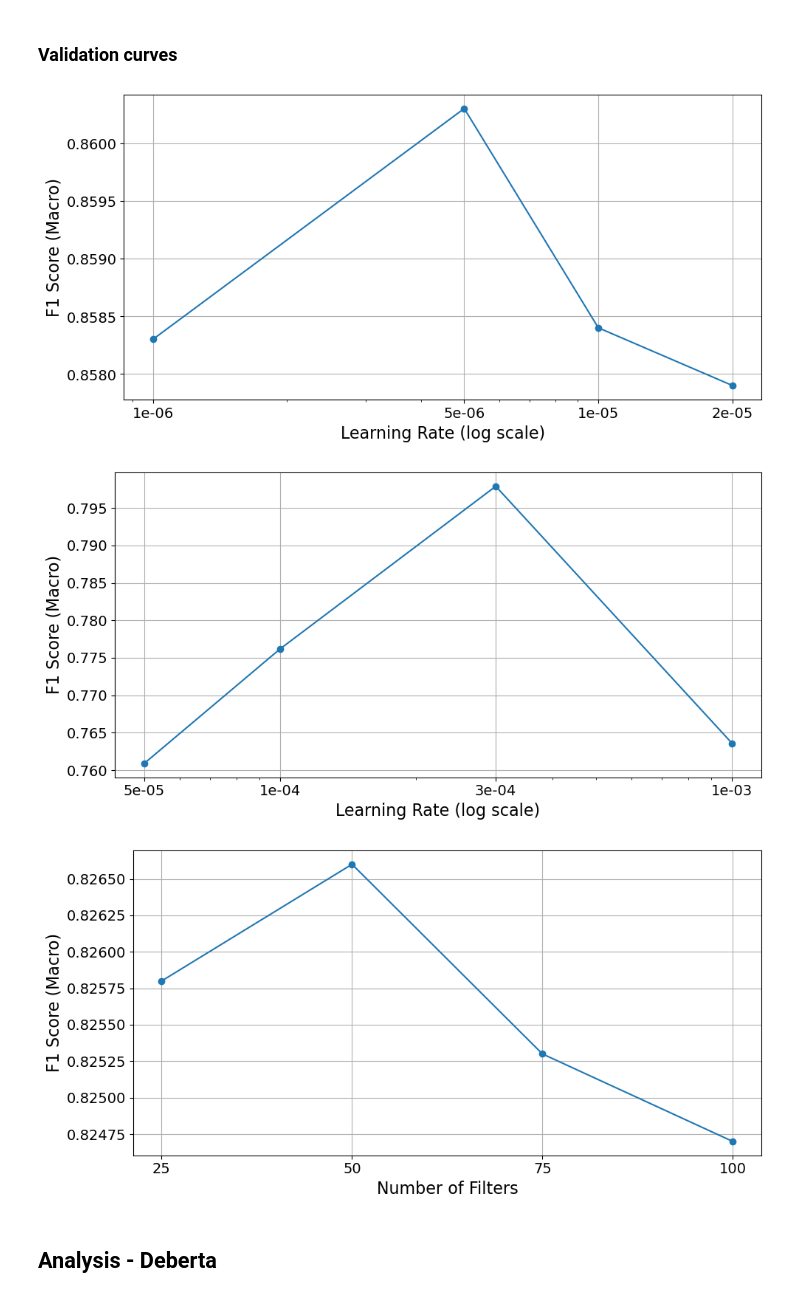
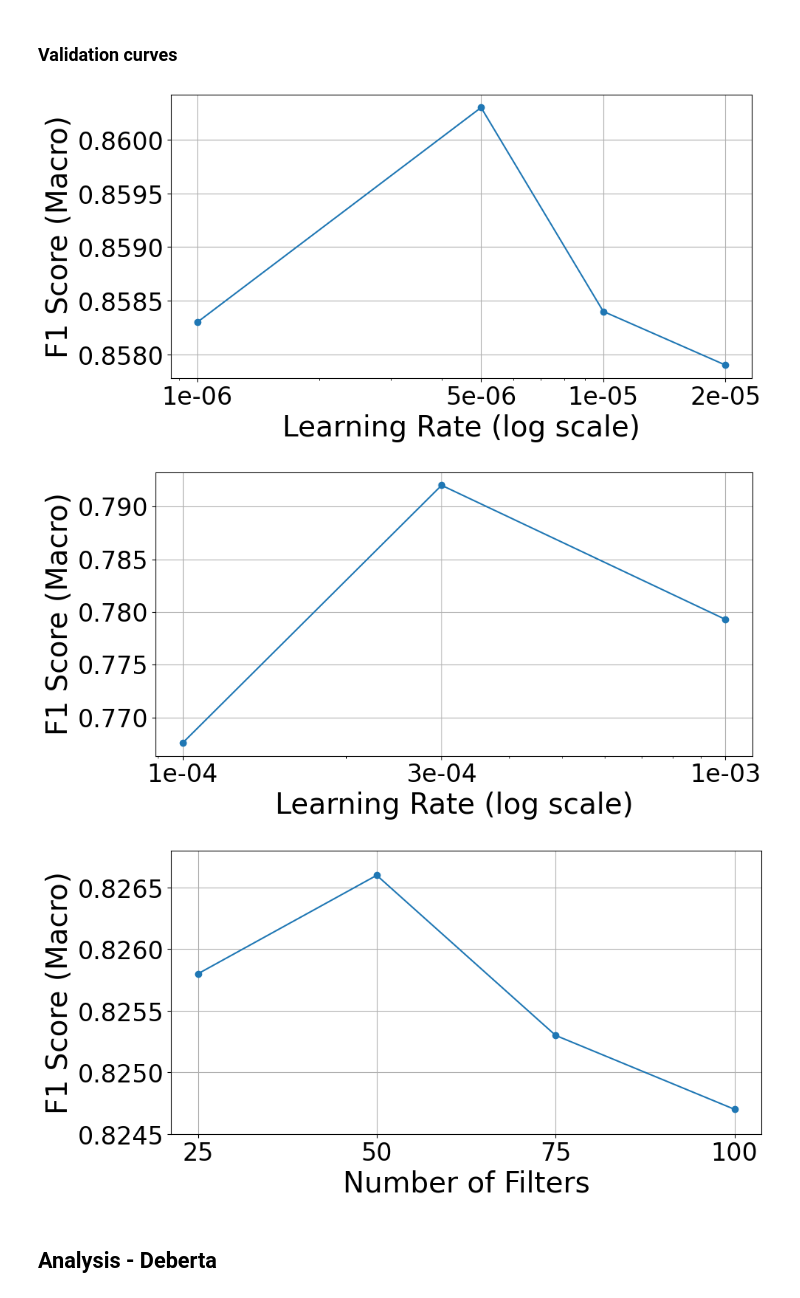
Before and after one commit to bugoverdose/dl-twitter-crisis, a Jupyter notebook: crisis_bench_jinwoo.ipynb, the cells around one changed output. Saved outputs shown, nothing was run; the diff lists cells and outputs as text; code cells hidden in the pictures.

Commit message:
doc(latex): add appendix and update validation curves

```diff
--- a/crisis_bench_jinwoo.ipynb
+++ b/crisis_bench_jinwoo.ipynb
@@ -3048,52 +2974,63 @@ plt.savefig("learning_curves.png")
 ### Validation curves
 # %%
 import matplotlib.pyplot as plt
+
+FONT_SIZE_SM =  24
+FONT_SIZE_M =  28
+# FONT_SIZE_L =  24
 
 def plot_validation_curve(xticks, log_scale, val_f1s, title, filename):
     plt.figure(figsize=(10, 5))
 
     if log_scale:
         # Log-scale line plot
         plt.semilogx(xticks, val_f1s, marker="o") # , label="Validation")
-        plt.xticks(xticks, [f"{x:.0e}" for x in xticks], fontsize=14)
+        plt.xticks(xticks, [f"{x:.0e}" for x in xticks], fontsize=FONT_SIZE_SM)
     else:
         plt.plot(xticks, val_f1s) # , label="Validation")
-    plt.yticks(fontsize=14)
-    plt.xlabel("Learning Rate (log scale)" if log_scale else "Learning Rate", fontsize=16)
-    plt.ylabel("F1 Score (Macro)", fontsize=16)
+    plt.yticks(fontsize=FONT_SIZE_SM)
+    plt.xlabel("Learning Rate (log scale)" if log_scale else "Learning Rate", fontsize=FONT_SIZE_M)
+    plt.ylabel("F1 Score (Macro)", fontsize=FONT_SIZE_M)
     # plt.title(title, fontsize=18)
     plt.grid(True)
     plt.tight_layout()
     plt.savefig(filename)
 
 val_f1_scores = [0.8583, 0.8603, 0.8584, 0.8579] # , 0.2623]
 learning_rates = [1e-6, 5e-6, 1e-5, 2e-5]
 plot_validation_curve(learning_rates, True, val_f1_scores, "DeBERTa Validation Curve", "pretrained_transformer_f1_score_val_curve.png")
 
 plot_validation_curve(
-    xticks=[5e-5, 1e-4, 3e-4, 1e-3],
+    # xticks=[5e-5, 1e-4, 3e-4, 1e-3],
+    xticks=[1e-4, 3e-4, 1e-3],
     log_scale=True,
-    val_f1s=[0.7609, 0.7762, 0.7979, 0.7636],
+    # val_f1s=[0.7609, 0.7762, 0.7979, 0.7636],
+    val_f1s=[0.7676, 0.7920, 0.7793],
     title="Custom Transformer Validation Curve",
     filename="custom_transformer_validation_curve.png",
 )
 
+# Loaded ckpt: ./best_textcnn_glove_numfilters_50.pt]
+# Train  - Loss: 0.2435, Acc: 0.9149, F1(macro): 0.8873
+# Val    - Loss: 0.3602, Acc: 0.8704, F1(macro): 0.8266
 plt.figure(figsize=(10, 5))
 # plt.plot([25,50,75,100], [0.82, 0.8266, 0.8235, 0.8144], marker="o")
 plt.plot([25,50,75,100], [0.8258, 0.8266, 0.8253, 0.8247], marker="o")
-plt.xlabel("Number of Filters", fontsize=16)
-plt.ylabel("F1 Score (Macro)", fontsize=16)
-plt.xticks([25,50,75,100], fontsize=14)
-plt.yticks(fontsize=14)
+plt.xlabel("Number of Filters", fontsize=FONT_SIZE_M)
+plt.ylabel("F1 Score (Macro)", fontsize=FONT_SIZE_M)
+plt.xticks([25,50,75,100], fontsize=FONT_SIZE_SM)
+# plt.yticks([0.8245, 0.8250, 0.8255, 0.8260, 0.8265, 0.8270], fontsize=FONT_SIZE_SM)
+plt.ylim(0.8245, 0.8268)
+plt.yticks(fontsize=FONT_SIZE_SM)
 # plt.title("TextCNN Validation Curve", fontsize=18)
 plt.grid(True)
 plt.tight_layout()
 plt.savefig("textcnn_validation_curve_num_filters.png")
 plt.show()
 # %% [output]
-[figure, old version]
+[figure, new version]
-[figure, old version]
+[figure, new version]
-[figure, old version]
+[figure, new version]
 # %% [markdown]
 ## Analysis - Deberta
 # %%
```
Also changed, not shown: parts of 8 cells of this notebook, 5 other files.
